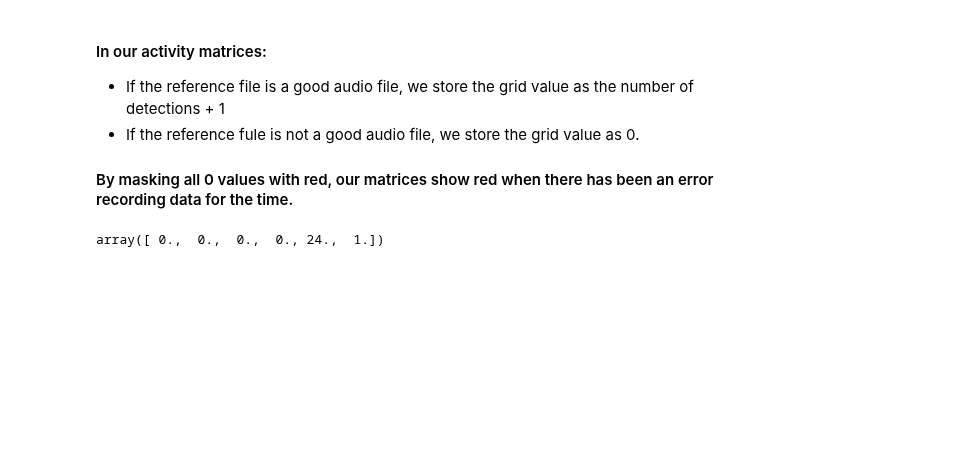
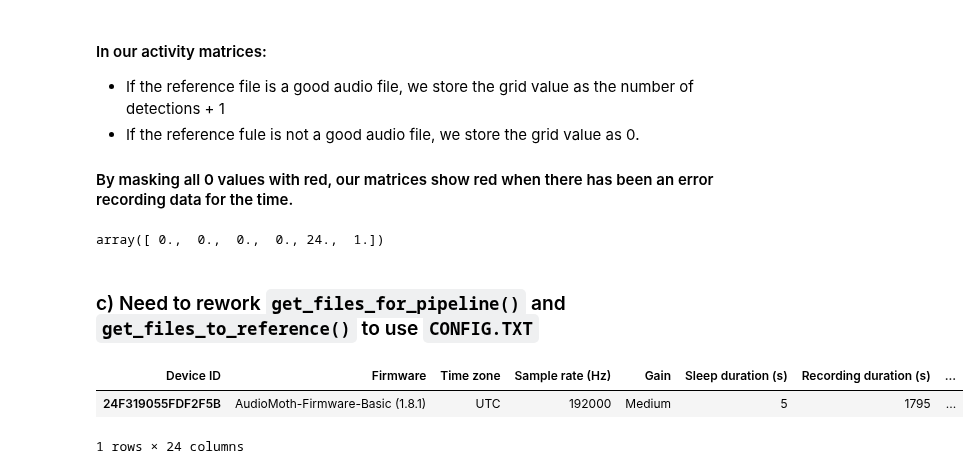
Before and after one commit to uw-echospace/bat-detector-msds, a Jupyter notebook: notebooks/test_batdetect2_pipeline.ipynb, the cells around one changed output. Cells and saved outputs as stored; diff of their text form; code cells hidden in the pictures; blank space fills up the shorter version.

Commit message:
developed getting reference files using CONFIG.TXT for pipeline (#3)

```diff
--- a/notebooks/test_batdetect2_pipeline.ipynb
+++ b/notebooks/test_batdetect2_pipeline.ipynb
@@ -283,3 +288,16 @@ for file in ref_audio_files:
 activity
 # %% [output]
 array([ 0.,  0.,  0.,  0., 24.,  1.])
+# %% [markdown]
+### c) Need to rework `get_files_for_pipeline()` and `get_files_to_reference()` to use `CONFIG.TXT`
+# %%
+config_path = f'{dirpath}/CONFIG.TXT'
+config_details = pd.read_csv(config_path, header=0, index_col=0, sep=" : ", engine='python').transpose()
+config_details.columns = config_details.columns.str.strip()
+recording_period = config_details['Recording period 1'].values[0]
+period_tokens = recording_period.split(' ')
+config_details
+# %% [output]
+| Device ID | Firmware | Time zone | Sample rate (Hz) | Gain | Sleep duration (s) | Recording duration (s) | ... |
+| 24F319055FDF2F5B | AudioMoth-Firmware-Basic (1.8.1) | UTC | 192000 | Medium | 5 | 1795 | ... |
+1 rows × 24 columns
```
Also changed, not shown: parts of 7 cells of this notebook, 1 other file.
